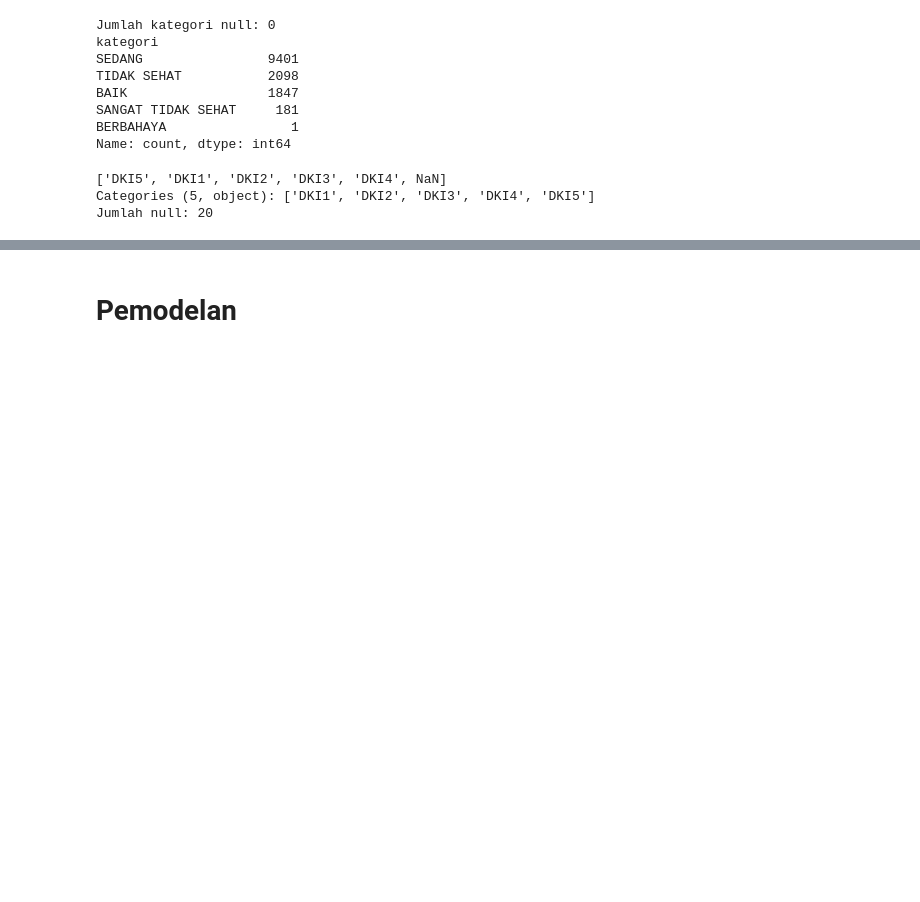
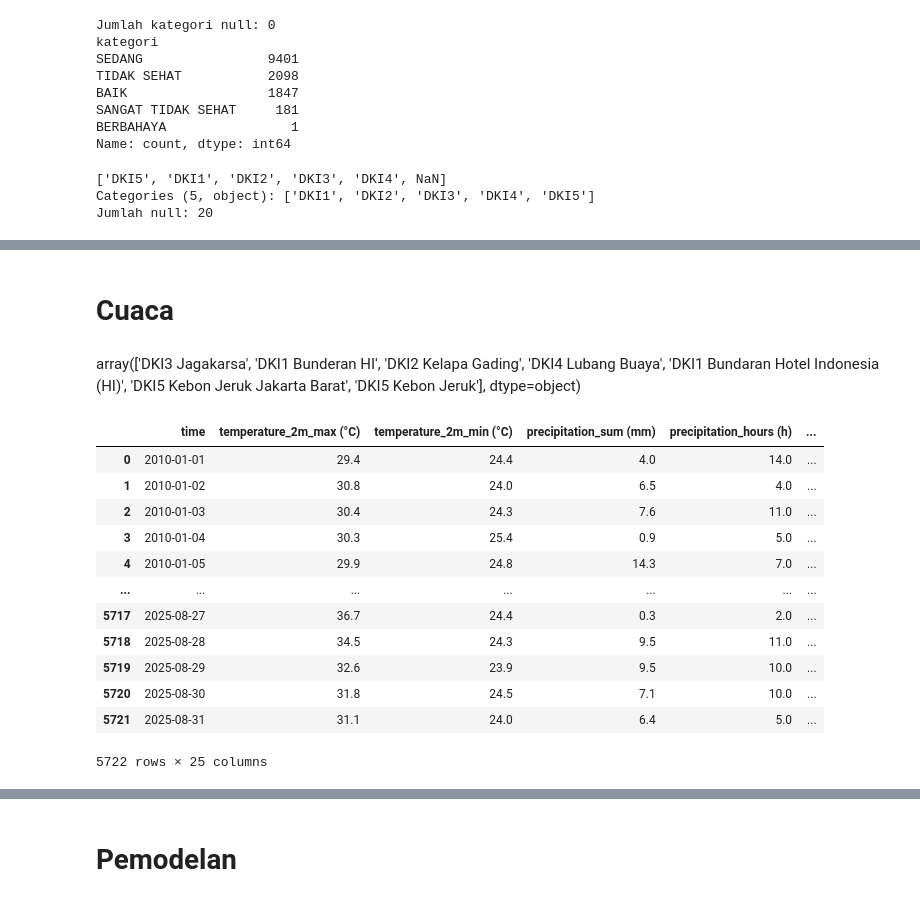
Before and after one commit to Leonanda1013/DataLoverz, a Jupyter notebook: Competition/Arkavidia/Arkavidia_DataCleaning.ipynb, the cells around one changed output, grey strips where cells are left out. Saved outputs shown, nothing was run; the diff lists cells and outputs as text; code cells hidden in the pictures; blank space fills up the shorter version.

```diff
--- a/Competition/Arkavidia/Arkavidia_DataCleaning.ipynb
+++ b/Competition/Arkavidia/Arkavidia_DataCleaning.ipynb
@@ -2989,0 +3107,24 @@ dtype: int64
+# %% [markdown]
+# Cuaca
+# %% [markdown]
+array(['DKI3 Jagakarsa', 'DKI1 Bunderan HI', 'DKI2 Kelapa Gading',
+       'DKI4 Lubang Buaya', 'DKI1 Bundaran Hotel Indonesia (HI)',
+       'DKI5 Kebon Jeruk Jakarta Barat', 'DKI5 Kebon Jeruk'], dtype=object)
+# %%
+cuaca1 = pd.read_csv('/content/drive/MyDrive/DATASET/penyisihan-datavidia-10/cuaca-harian/cuaca-harian-dki1-bundaranhi.csv')
+# %%
+cuaca1
+# %% [output]
+|  | time | temperature_2m_max (°C) | temperature_2m_min (°C) | precipitation_sum (mm) | precipitation_hours (h) | ... |
+| 0 | 2010-01-01 | 29.4 | 24.4 | 4.0 | 14.0 | ... |
+| 1 | 2010-01-02 | 30.8 | 24.0 | 6.5 | 4.0 | ... |
+| 2 | 2010-01-03 | 30.4 | 24.3 | 7.6 | 11.0 | ... |
+| 3 | 2010-01-04 | 30.3 | 25.4 | 0.9 | 5.0 | ... |
+| 4 | 2010-01-05 | 29.9 | 24.8 | 14.3 | 7.0 | ... |
+| ... | ... | ... | ... | ... | ... | ... |
+| 5717 | 2025-08-27 | 36.7 | 24.4 | 0.3 | 2.0 | ... |
+| 5718 | 2025-08-28 | 34.5 | 24.3 | 9.5 | 11.0 | ... |
+| 5719 | 2025-08-29 | 32.6 | 23.9 | 9.5 | 10.0 | ... |
+| 5720 | 2025-08-30 | 31.8 | 24.5 | 7.1 | 10.0 | ... |
+| 5721 | 2025-08-31 | 31.1 | 24.0 | 6.4 | 5.0 | ... |
+5722 rows × 25 columns
```
Also changed, not shown: parts of 94 cells of this notebook.
